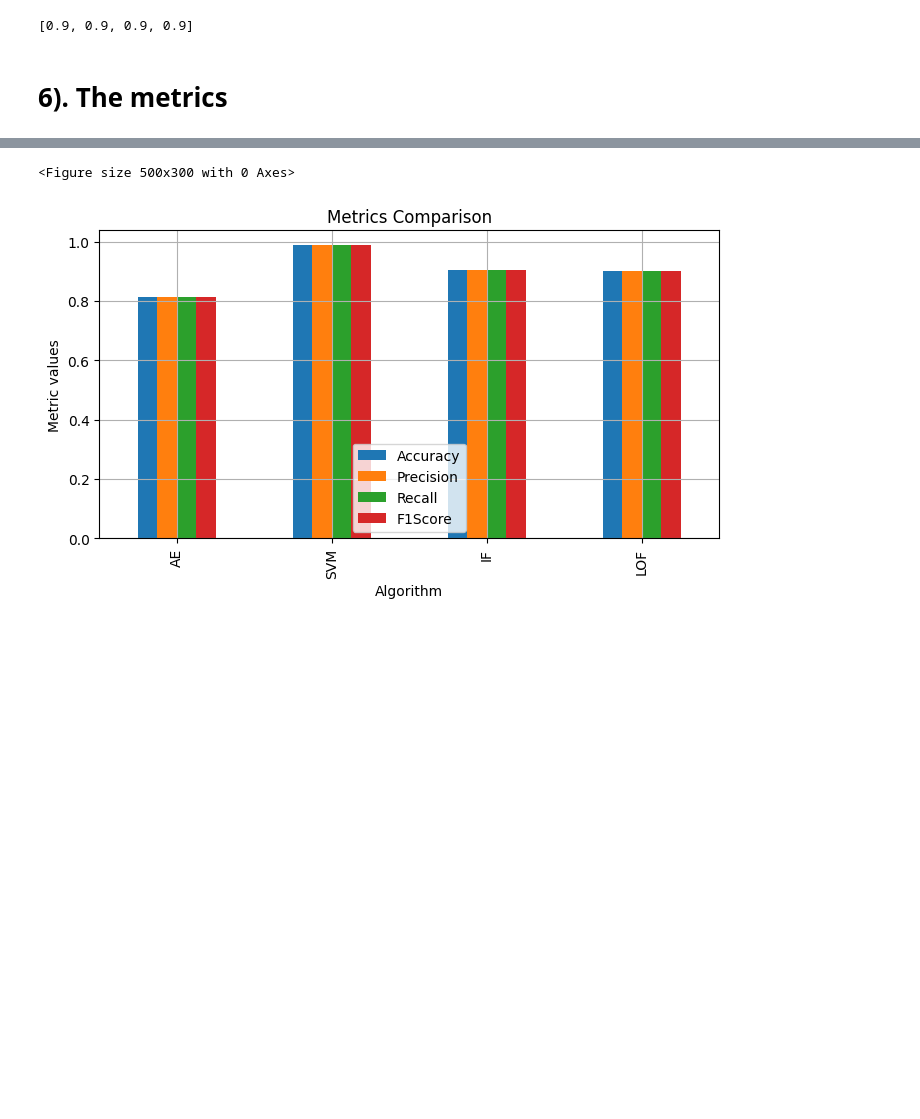
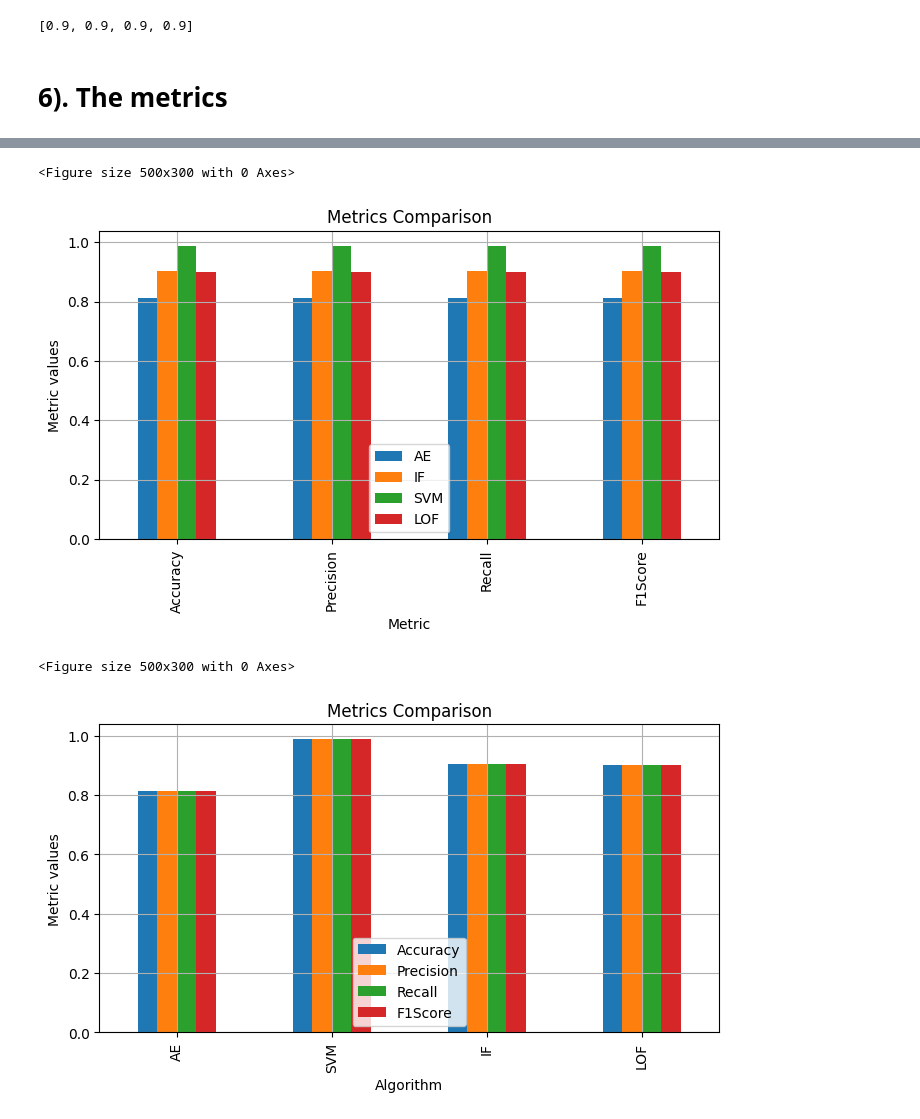
Before and after one commit to kisomo/Anomaly-Detection, a Jupyter notebook: models.ipynb, the cells around one changed output, grey strips where cells are left out. Drawn from its saved outputs; the diff is of its cells as text; code cells hidden in the pictures; blank space fills up the shorter version.

Commit message:
improved the charts

```diff
--- a/models.ipynb
+++ b/models.ipynb
@@ -580 +580,22 @@ print(metrics_df)
+# %%
+plt.figure(figsize=(5,3))
+# Make a data definition
+_data=[["Accuracy", 0.812121, 0.90303, 0.987879, 0.9],
+      ["Precision", 0.812121, 0.90303, 0.987879, 0.9],
+      ["Recall", 0.812121, 0.90303, 0.987879, 0.9  ],
+      ["F1Score", 0.812121, 0.90303, 0.987879, 0.9],
+     ]
+#Plot multiple columns bar chart
+_df = pd.DataFrame(_data, columns=["ID", "AE", "IF", "SVM", "LOF"])
+_df.plot(x="ID", y=["AE", "IF", "SVM", "LOF",], kind="bar",figsize=(8,4))
+plt.xlabel('Metric')
+plt.ylabel('Metric values')
+plt.title('Metrics Comparison')
+plt.grid(True)
+# Display the plot
+plt.legend()
+plt.show()
+# %% [output]
+<Figure size 500x300 with 0 Axes>
+[figure, added]
 # %%
```
Also changed, not shown: parts of 11 cells of this notebook.
